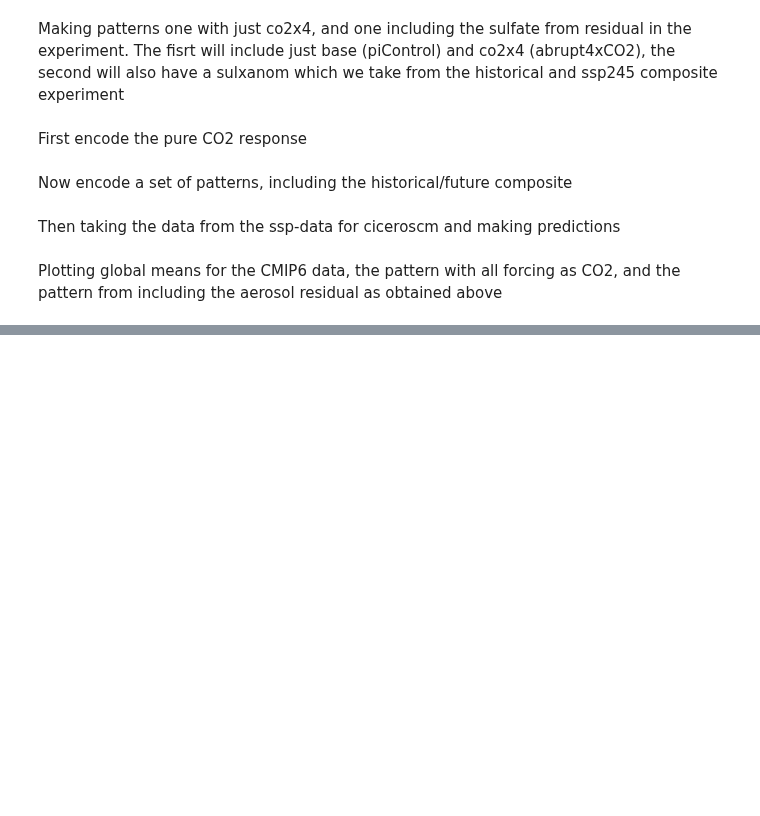
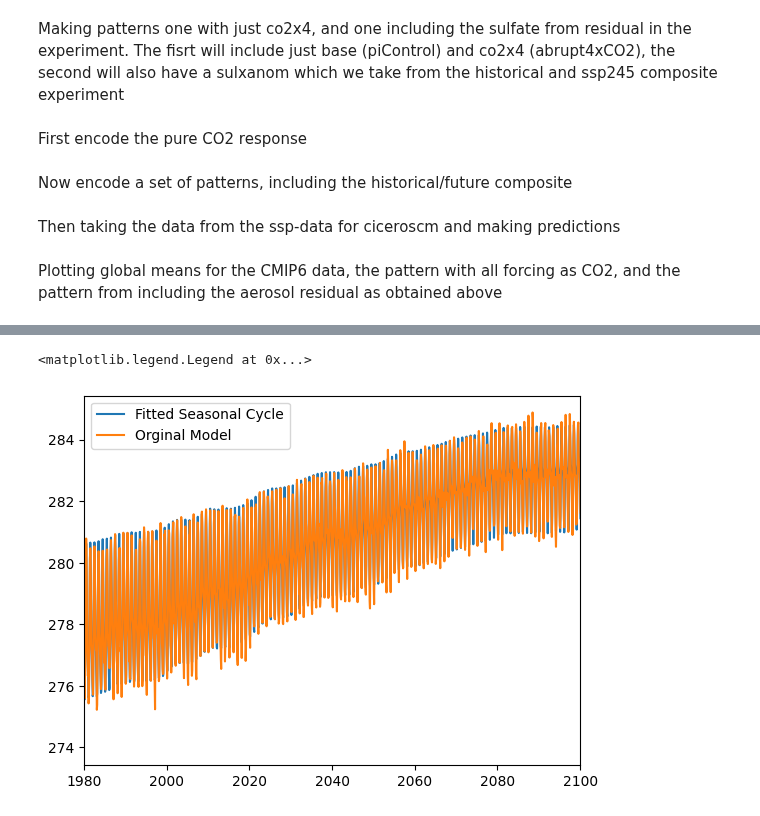
Before and after one commit to benmsanderson/METEOR, a Jupyter notebook: notebooks/CMIP6_mmdemo_with_archiving.ipynb, the cells around one changed output, grey strips where cells are left out. Saved outputs shown, nothing was run; the diff lists cells and outputs as text; code cells hidden in the pictures; blank space fills up the shorter version.

```diff
--- a/notebooks/CMIP6_mmdemo_with_archiving.ipynb
+++ b/notebooks/CMIP6_mmdemo_with_archiving.ipynb
@@ -175,0 +197,10 @@ for i,s in enumerate(scenarios):
+# %%
+monthly_data = data_getter.make_meteor_training_data_composite(
+                        ["historical", 'ssp245'], 'CanESM5', monthly=True)
+monthly_data
+# %%
+ds=monthly_data
+t_globm=ds['tas'].mean(dim=['lat','lon','ens'])
+t_globm=t_globm-t_globm[:500].mean()
+# %%
+t_glob = t_globm.rolling(month=60, center=True).mean().interpolate_na('month',method='nearest',fill_value="extrapolate").values
@@ -175,0 +272,9 @@ for i,s in enumerate(scenarios):
+# %%
+plt.plot(1850+ds['month']/12,seasonal_cycle_fit_xr.mean(dim=('lat','lon')), label='Fitted Seasonal Cycle')
+
+plt.plot(1850+ds['month']/12,ds['tas'].mean(dim=('ens','lat','lon')), label='Orginal Model')
+plt.xlim([1980, 2100])
+plt.legend()
+# %% [output]
+<matplotlib.legend.Legend at 0x...>
+[figure, added]
```
Also changed, not shown: parts of 9 cells of this notebook, 5 other files.
